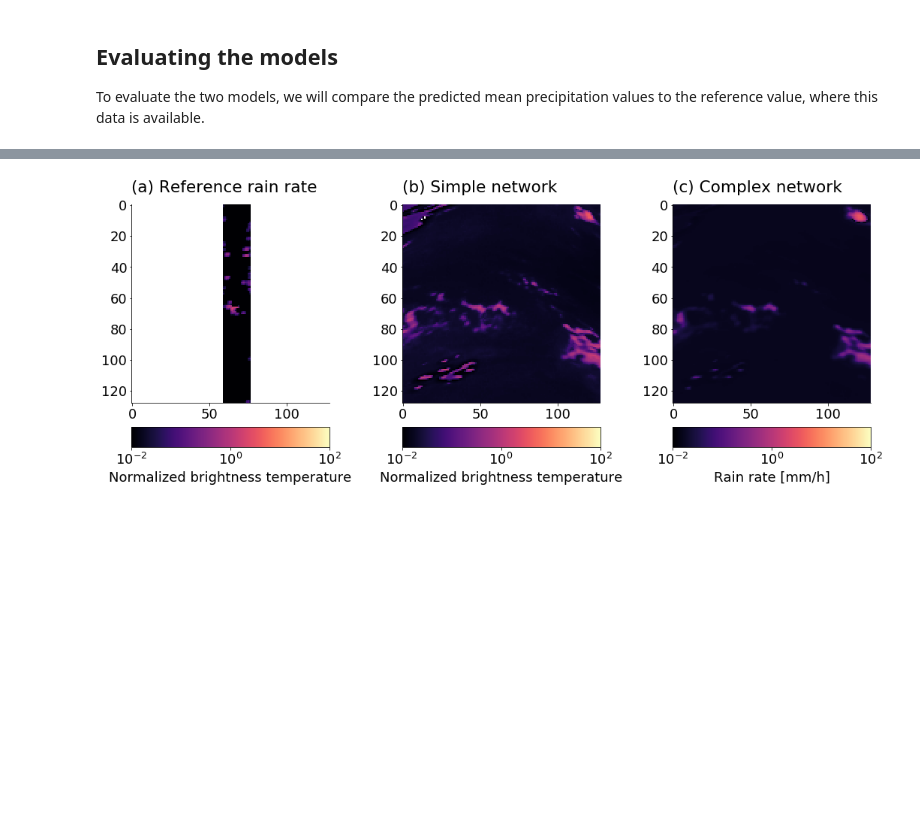
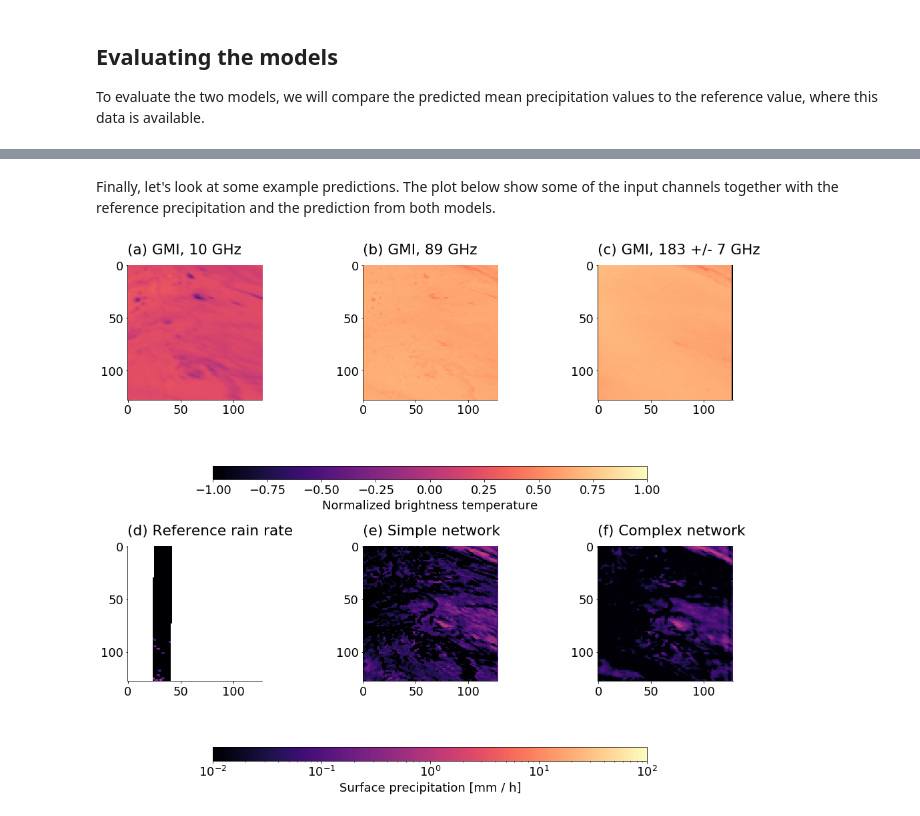
Before and after one commit to simonpf/quantnn, a Jupyter notebook: notebooks/convolutional_rain_rate_retrieval.ipynb, the cells around one changed output, grey strips where cells are left out. Cells and saved outputs as stored; diff of their text form; code cells hidden in the pictures; blank space fills up the shorter version.

```diff
--- a/notebooks/convolutional_rain_rate_retrieval.ipynb
+++ b/notebooks/convolutional_rain_rate_retrieval.ipynb
@@ -17,7 +40,7 @@ from quantnn.examples.gprof_conv import download_data
 download_data()
 # %%
 data = np.load("data/gprof_conv.npz")
-x_train = np.transpose(data["x_train"], [0, 2, 3, 1])
+x_train = data["x_train"]
 y_train = data["y_train"]
-x_val = np.transpose(data["x_val"], [0, 2, 3, 1])
+x_val = data["x_val"]
 y_val = data["y_val"]
@@ -194,0 +220,5 @@ with tf.device("cpu"):
+# %%
+qrnn_fc.model.to(torch.device("cpu"))
+qrnn_c.model.to(torch.device("cpu"))
+y_pred_fc = qrnn_fc.posterior_mean(x=x_val).detach().numpy()
+y_pred_c = qrnn_c.posterior_mean(x=x_val).detach().numpy()
@@ -226,34 +267,51 @@ plt.tight_layout()
+# %% [markdown]
+Finally, let's look at some example predictions. The plot below show some of the input channels together with the reference precipitation and the prediction from both models.
 # %%
-from matplotlib.colors import LogNorm
+from matplotlib.colors import LogNorm, Normalize
 from matplotlib.gridspec import GridSpec
 
-f = plt.figure(figsize=(15, 6))
-gs =  GridSpec(2, 3, figure=f, height_ratios=[1.0, 0.1])
+f = plt.figure(figsize=(15, 12))
+gs =  GridSpec(4, 6, figure=f, height_ratios=[1.0, 0.1, 1.0, 0.1])
+bt_norm = Normalize(-1, 1)
+
 index = np.random.randint(x_val.shape[0])
 
 precip_norm = LogNorm(1e-2, 1e2)
 
-ax = plt.subplot(gs[0, 0])
+ax = plt.subplot(gs[0, 0:2])
+m = ax.imshow(x_val[index, 0, :, :], norm=bt_norm)
+ax.grid(False)
+ax.set_title("(a) GMI, 10 GHz", loc="left")
+ax = plt.subplot(gs[1, 1:5])
+plt.colorbar(m, cax=ax, orientation="horizontal", label="Normalized brightness temperature")
+
+ax = plt.subplot(gs[0, 2:4])
+m = ax.imshow(x_val[index, 7, :, :], norm=bt_norm)
+ax.grid(False)
+ax.set_title("(b) GMI, 89 GHz", loc="left")
+
+ax = plt.subplot(gs[0, 4:])
+m = ax.imshow(x_val[index, -1, :, :], norm=bt_norm)
+ax.grid(False)
+ax.set_title("(c) GMI, 183 +/- 7 GHz", loc="left")
+
+ax = plt.subplot(gs[2, 0:2])
 m = ax.imshow(y_val[index, :, :], norm=precip_norm)
 ax.grid(False)
-ax.set_title("(a) Reference rain rate", loc="left")
-ax = plt.subplot(gs[1, 0])
-plt.colorbar(m, cax=ax, orientation="horizontal", label="Normalized brightness temperature")
+ax.set_title("(d) Reference rain rate", loc="left")
+ax = plt.subplot(gs[3, 1:5])
+plt.colorbar(m, cax=ax, orientation="horizontal", label="Surface precipitation [mm / h]")
 
-ax = plt.subplot(gs[0, 1])
-m = ax.imshow(y_pred_simple[index, :, :], norm=precip_norm)
+ax = plt.subplot(gs[2, 2:4])
+ax.imshow(y_pred_fc[index, :, :], norm=precip_norm)
 ax.grid(False)
-ax.set_title("(b) Simple network", loc="left")
-ax = plt.subplot(gs[1, 1])
-plt.colorbar(m, cax=ax, orientation="horizontal", label="Normalized brightness temperature")
+ax.set_title("(e) Simple network", loc="left")
 
-ax = plt.subplot(gs[0, 2])
-m = ax.imshow(y_pred_unet[index, :, :], norm=precip_norm)
+ax = plt.subplot(gs[2, 4:])
+ax.imshow(y_pred_c[index, :, :], norm=precip_norm)
 ax.grid(False)
-ax.set_title("(c) Complex network", loc="left")
-ax = plt.subplot(gs[1, 2])
-plt.colorbar(m, cax=ax, orientation="horizontal", label=r"Rain rate [mm/h]")
+ax.set_title("(f) Complex network", loc="left")
 
 plt.tight_layout()
 # %% [output]
-[figure, old version]
+[figure, new version]
```
Also changed, not shown: parts of 28 cells of this notebook.
